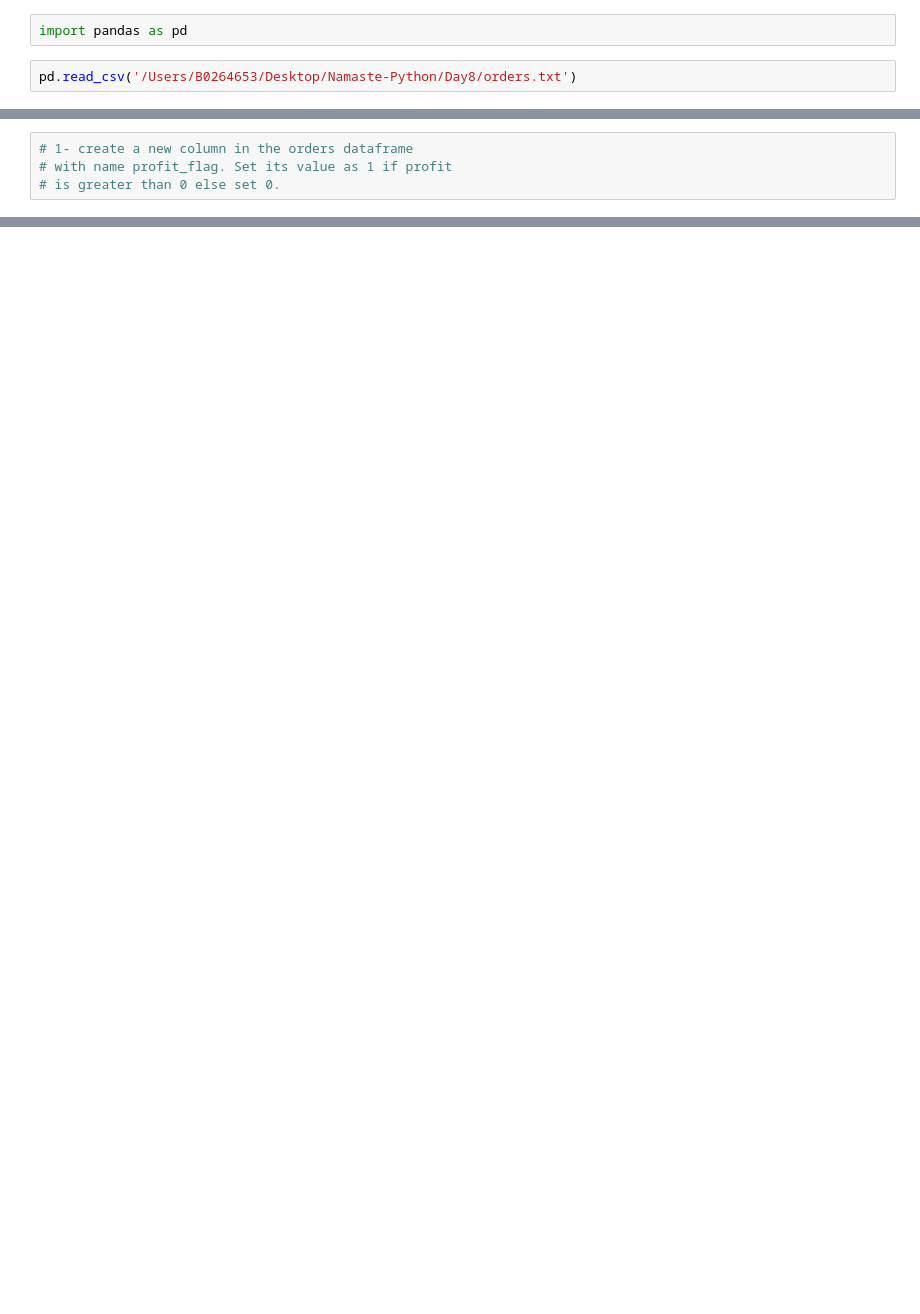
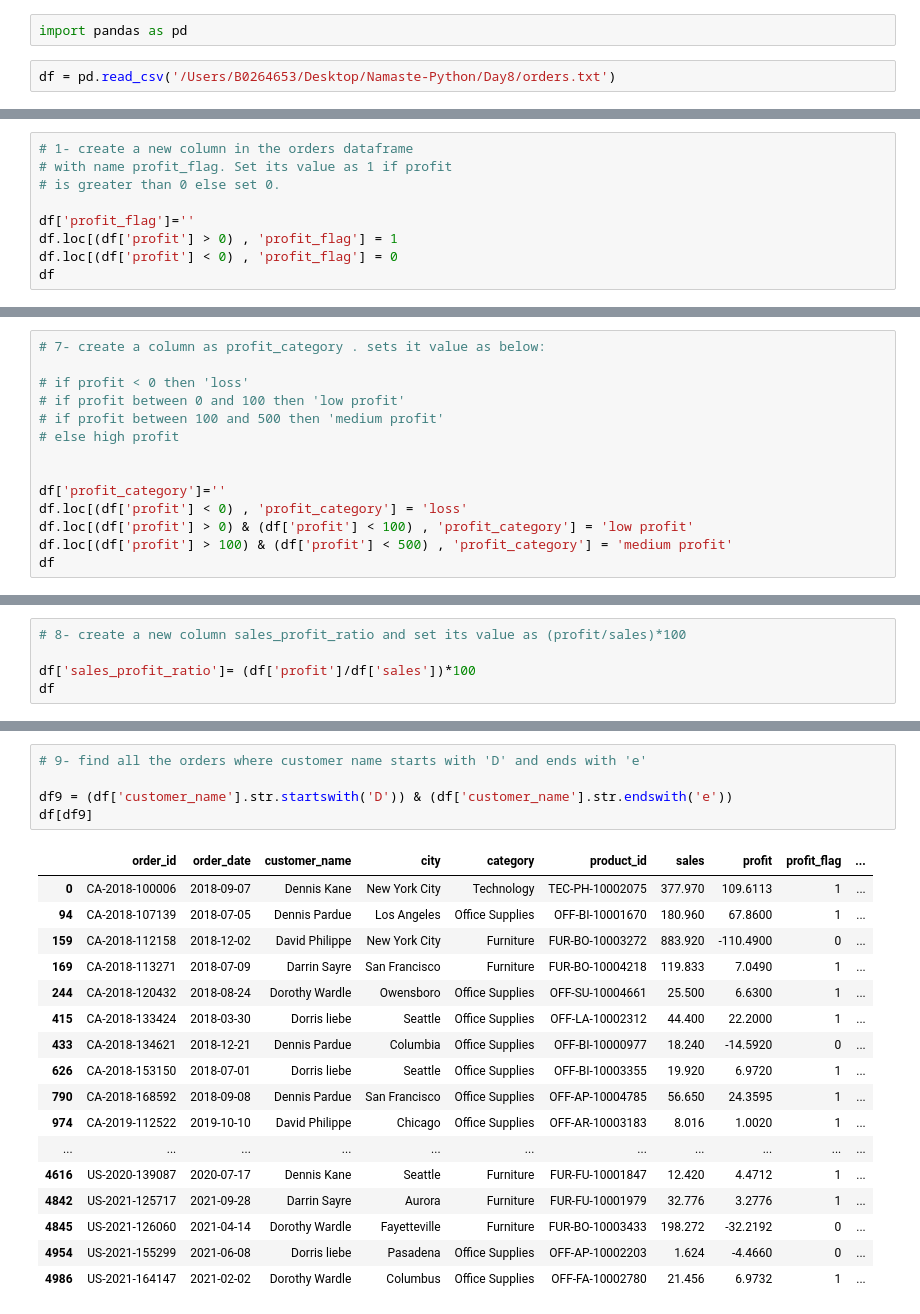
Before and after one commit to Nidhig631/Namaste-Python, a Jupyter notebook: Day9/day9_sol.ipynb, the cells around one changed output, grey strips where cells are left out. Saved outputs shown, nothing was run; the diff lists cells and outputs as text; blank space fills up the shorter version.

```diff
--- a/Day9/day9_sol.ipynb
+++ b/Day9/day9_sol.ipynb
@@ -1,4 +1,4 @@
 # %%
 import pandas as pd
 # %%
-pd.read_csv('/Users/B0264653/Desktop/Namaste-Python/Day8/orders.txt')
+df = pd.read_csv('/Users/B0264653/Desktop/Namaste-Python/Day8/orders.txt')
@@ -20,3 +22,8 @@ pd.read_csv('/Users/B0264653/Desktop/Namaste-Python/Day8/orders.txt')
 # 1- create a new column in the orders dataframe
 # with name profit_flag. Set its value as 1 if profit
 # is greater than 0 else set 0.
+
+df['profit_flag']=''
+df.loc[(df['profit'] > 0) , 'profit_flag'] = 1
+df.loc[(df['profit'] < 0) , 'profit_flag'] = 0
+df
@@ -22,0 +142,14 @@ pd.read_csv('/Users/B0264653/Desktop/Namaste-Python/Day8/orders.txt')
+# %%
+# 7- create a column as profit_category . sets it value as below:
+
+# if profit < 0 then 'loss'
+# if profit between 0 and 100 then 'low profit'
+# if profit between 100 and 500 then 'medium profit'
+# else high profit
+
+
+df['profit_category']=''
+df.loc[(df['profit'] < 0) , 'profit_category'] = 'loss'
+df.loc[(df['profit'] > 0) & (df['profit'] < 100) , 'profit_category'] = 'low profit'
+df.loc[(df['profit'] > 100) & (df['profit'] < 500) , 'profit_category'] = 'medium profit'
+df
@@ -22,0 +170,5 @@ pd.read_csv('/Users/B0264653/Desktop/Namaste-Python/Day8/orders.txt')
+# %%
+# 8- create a new column sales_profit_ratio and set its value as (profit/sales)*100
+
+df['sales_profit_ratio']= (df['profit']/df['sales'])*100
+df
@@ -22,0 +189,23 @@ pd.read_csv('/Users/B0264653/Desktop/Namaste-Python/Day8/orders.txt')
+# %%
+# 9- find all the orders where customer name starts with 'D' and ends with 'e'
+
+df9 = (df['customer_name'].str.startswith('D')) & (df['customer_name'].str.endswith('e'))
+df[df9]
+# %% [output]
+|  | order_id | order_date | customer_name | city | category | product_id | sales | profit | profit_flag | ... |
+| 0 | CA-2018-100006 | 2018-09-07 | Dennis Kane | New York City | Technology | TEC-PH-10002075 | 377.970 | 109.6113 | 1 | ... |
+| 94 | CA-2018-107139 | 2018-07-05 | Dennis Pardue | Los Angeles | Office Supplies | OFF-BI-10001670 | 180.960 | 67.8600 | 1 | ... |
+| 159 | CA-2018-112158 | 2018-12-02 | David Philippe | New York City | Furniture | FUR-BO-10003272 | 883.920 | -110.4900 | 0 | ... |
+| 169 | CA-2018-113271 | 2018-07-09 | Darrin Sayre | San Francisco | Furniture | FUR-BO-10004218 | 119.833 | 7.0490 | 1 | ... |
+| 244 | CA-2018-120432 | 2018-08-24 | Dorothy Wardle | Owensboro | Office Supplies | OFF-SU-10004661 | 25.500 | 6.6300 | 1 | ... |
+| 415 | CA-2018-133424 | 2018-03-30 | Dorris liebe | Seattle | Office Supplies | OFF-LA-10002312 | 44.400 | 22.2000 | 1 | ... |
+| 433 | CA-2018-134621 | 2018-12-21 | Dennis Pardue | Columbia | Office Supplies | OFF-BI-10000977 | 18.240 | -14.5920 | 0 | ... |
+| 626 | CA-2018-153150 | 2018-07-01 | Dorris liebe | Seattle | Office Supplies | OFF-BI-10003355 | 19.920 | 6.9720 | 1 | ... |
+| 790 | CA-2018-168592 | 2018-09-08 | Dennis Pardue | San Francisco | Office Supplies | OFF-AP-10004785 | 56.650 | 24.3595 | 1 | ... |
+| 974 | CA-2019-112522 | 2019-10-10 | David Philippe | Chicago | Office Supplies | OFF-AR-10003183 | 8.016 | 1.0020 | 1 | ... |
+| ... | ... | ... | ... | ... | ... | ... | ... | ... | ... | ... |
+| 4616 | US-2020-139087 | 2020-07-17 | Dennis Kane | Seattle | Furniture | FUR-FU-10001847 | 12.420 | 4.4712 | 1 | ... |
+| 4842 | US-2021-125717 | 2021-09-28 | Darrin Sayre | Aurora | Furniture | FUR-FU-10001979 | 32.776 | 3.2776 | 1 | ... |
+| 4845 | US-2021-126060 | 2021-04-14 | Dorothy Wardle | Fayetteville | Furniture | FUR-BO-10003433 | 198.272 | -32.2192 | 0 | ... |
+| 4954 | US-2021-155299 | 2021-06-08 | Dorris liebe | Pasadena | Office Supplies | OFF-AP-10002203 | 1.624 | -4.4660 | 0 | ... |
+| 4986 | US-2021-164147 | 2021-02-02 | Dorothy Wardle | Columbus | Office Supplies | OFF-FA-10002780 | 21.456 | 6.9732 | 1 | ... |
```
Also changed, not shown: parts of 14 cells of this notebook.
